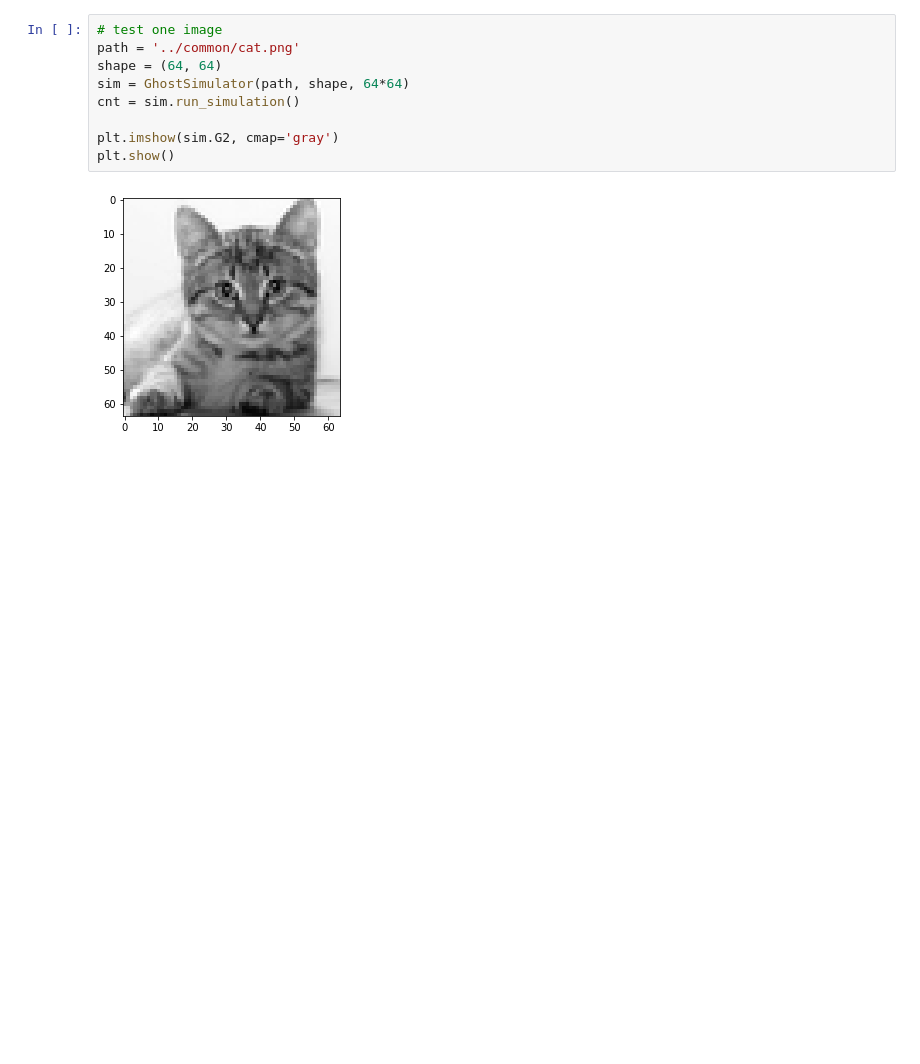
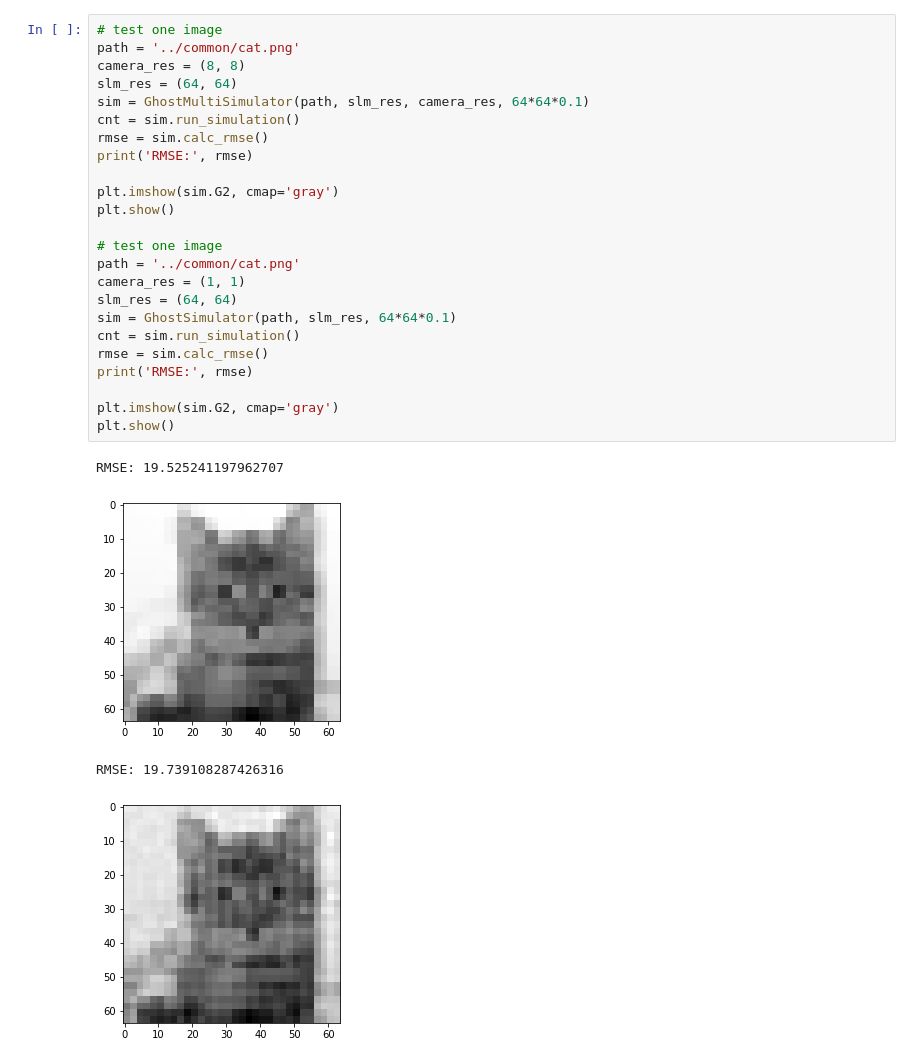
Before and after one commit to rstanuwijaya/jensen-lab-analysis, a Jupyter notebook: notebooks/gdi.ipynb, the cells around one changed output. Cells and saved outputs as stored; diff of their text form; blank space fills up the shorter version.

Commit message:
Update multisim

```diff
--- a/notebooks/gdi.ipynb
+++ b/notebooks/gdi.ipynb
@@ -18,11 +19,29 @@ The autoreload extension is already loaded. To reload it, use:
 # %%
 # test one image
 path = '../common/cat.png'
-shape = (64, 64)
-sim = GhostSimulator(path, shape, 64*64)
+camera_res = (8, 8)
+slm_res = (64, 64)
+sim = GhostMultiSimulator(path, slm_res, camera_res, 64*64*0.1)
 cnt = sim.run_simulation()
+rmse = sim.calc_rmse()
+print('RMSE:', rmse)
 
 plt.imshow(sim.G2, cmap='gray')
 plt.show()
+
+# test one image
+path = '../common/cat.png'
+camera_res = (1, 1)
+slm_res = (64, 64)
+sim = GhostSimulator(path, slm_res, 64*64*0.1)
+cnt = sim.run_simulation()
+rmse = sim.calc_rmse()
+print('RMSE:', rmse)
+
+plt.imshow(sim.G2, cmap='gray')
+plt.show()
 # %% [output]
+RMSE: 19.525241197962707
-[figure, old version]
+[figure, new version]
+RMSE: 19.739108287426316
+[figure, added]
```
Also changed, not shown: parts of 4 cells of this notebook, 2 other files.
